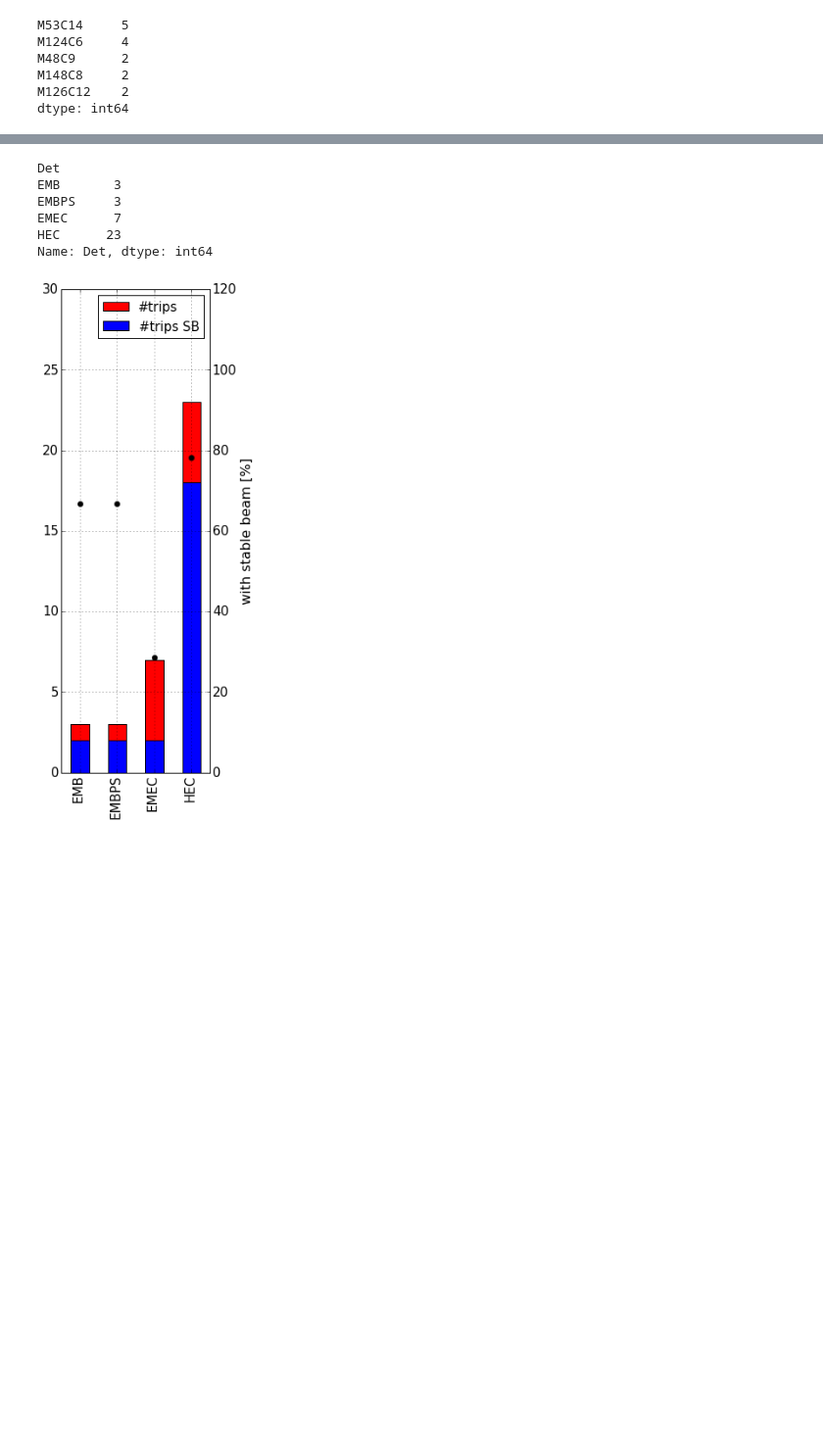
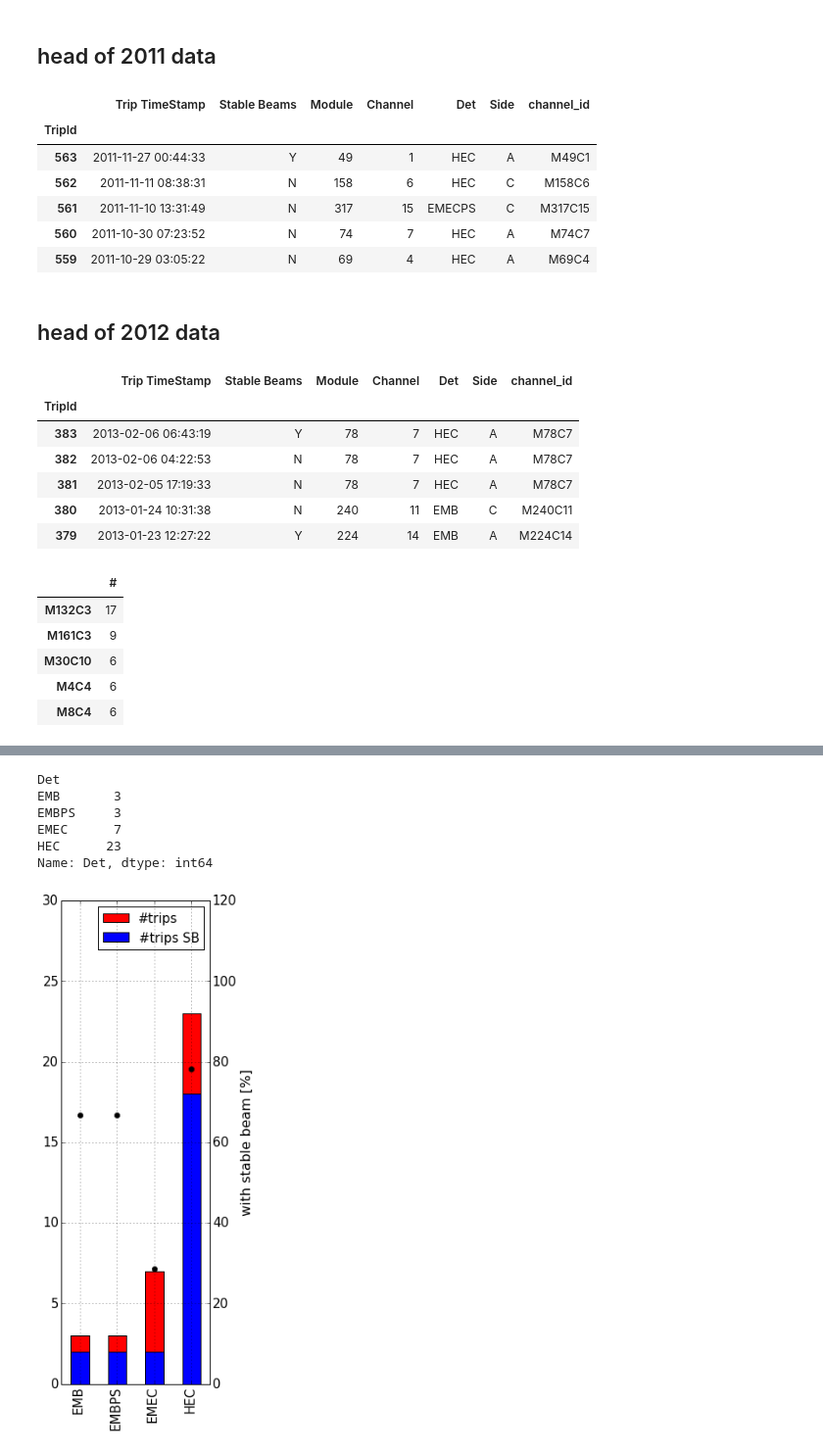
Before and after one commit to wiso/hv-trips, a Jupyter notebook: trips.ipynb, the cells around one changed output, grey strips where cells are left out. Shown at 98% size. Drawn from its saved outputs; the diff is of its cells as text; code cells hidden in the pictures; blank space fills up the shorter version.

```diff
--- a/trips.ipynb
+++ b/trips.ipynb
@@ -966,9 +15,37 @@ data.head()
+# %%
+data = {}
+
+for year, filename in (2011, "trips_2011.txt"), (2012, "trips_2012.txt"):
+    data[year] = pd.read_table(filename, parse_dates=["Trip TimeStamp"], index_col=["TripId"], usecols=["TripId", "Trip TimeStamp", "Stable Beams", "Module", "Channel", "Det", "Side"])
+    data[year]["channel_id"] = data[year].apply(lambda x: "M" + str(x["Module"]) + "C" + str(x["Channel"]), axis=1)
+    display_html("<h2>head of %d data</h2>" % year, raw=True)
+    display(data[year].head())
+
+data = pd.concat(data, names=['year'])
+# %% [output]
+head of 2011 data
+|  | Trip TimeStamp | Stable Beams | Module | Channel | Det | Side | channel_id |
+| TripId |  |  |  |  |  |  |  |
+| 563 | 2011-11-27 00:44:33 | Y | 49 | 1 | HEC | A | M49C1 |
+| 562 | 2011-11-11 08:38:31 | N | 158 | 6 | HEC | C | M158C6 |
+| 561 | 2011-11-10 13:31:49 | N | 317 | 15 | EMECPS | C | M317C15 |
+| 560 | 2011-10-30 07:23:52 | N | 74 | 7 | HEC | A | M74C7 |
+| 559 | 2011-10-29 03:05:22 | N | 69 | 4 | HEC | A | M69C4 |
+head of 2012 data
+|  | Trip TimeStamp | Stable Beams | Module | Channel | Det | Side | channel_id |
+| TripId |  |  |  |  |  |  |  |
+| 383 | 2013-02-06 06:43:19 | Y | 78 | 7 | HEC | A | M78C7 |
+| 382 | 2013-02-06 04:22:53 | N | 78 | 7 | HEC | A | M78C7 |
+| 381 | 2013-02-05 17:19:33 | N | 78 | 7 | HEC | A | M78C7 |
+| 380 | 2013-01-24 10:31:38 | N | 240 | 11 | EMB | C | M240C11 |
+| 379 | 2013-01-23 12:27:22 | Y | 224 | 14 | EMB | A | M224C14 |
 # %%
-data["channel_id"].value_counts().head()
+x = data_year["channel_id"].value_counts().head()
+x.to_frame(name='#')
 # %% [output]
-M53C14     5
-M124C6     4
-M48C9      2
-M148C8     2
-M126C12    2
-dtype: int64
+|  | # |
+| M132C3 | 17 |
+| M161C3 | 9 |
+| M30C10 | 6 |
+| M4C4 | 6 |
+| M8C4 | 6 |
```
Also changed, not shown: parts of 4 cells of this notebook, 3 other files.
